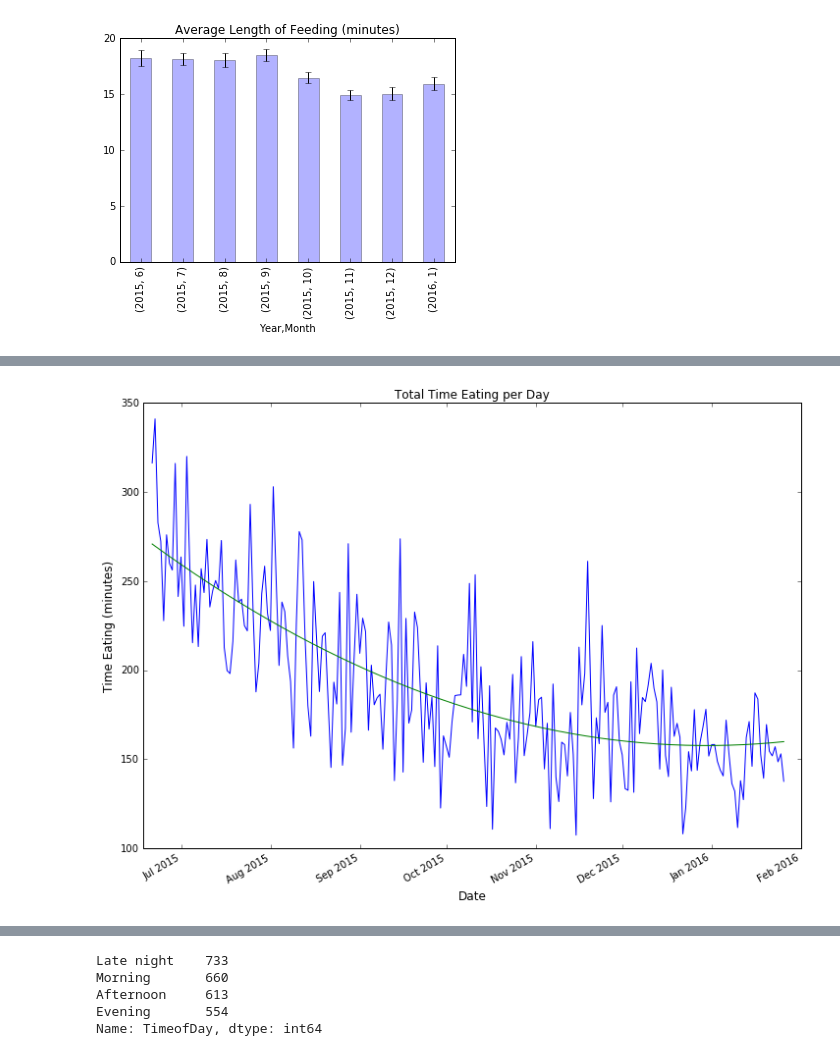
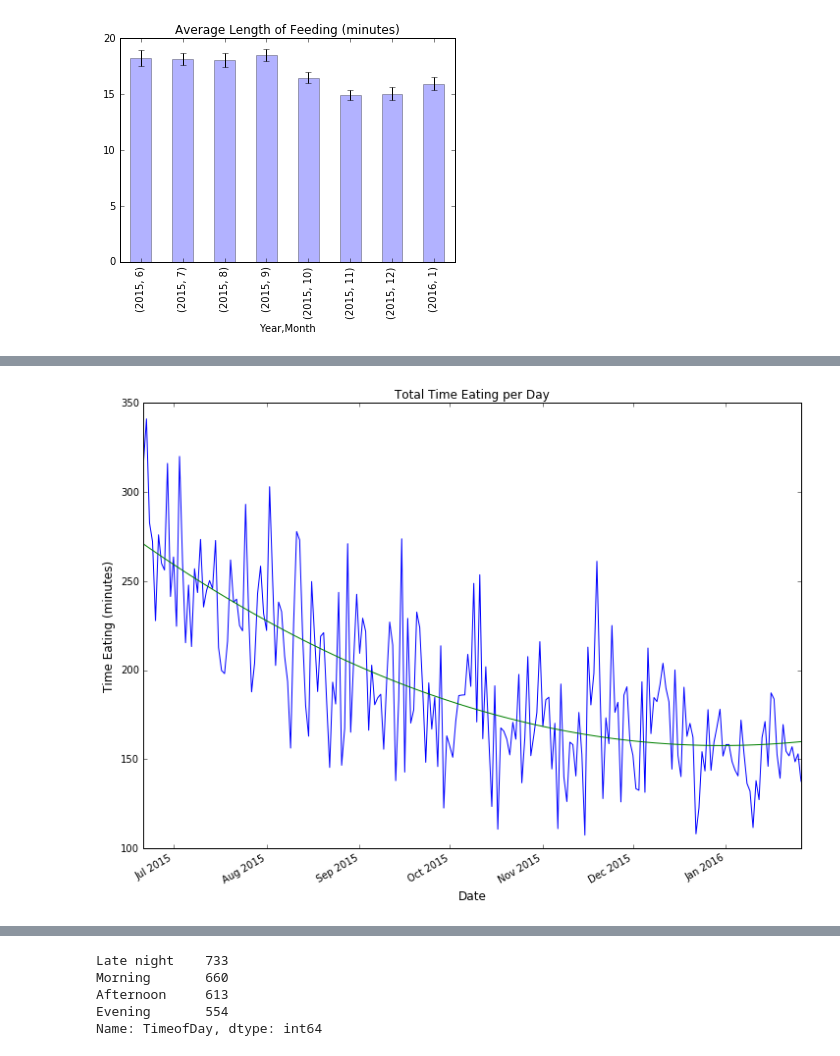
Before and after one commit to randirl17/FeedingTimes, a Jupyter notebook: nursing.ipynb, the cells around one changed output, grey strips where cells are left out. Cells and saved outputs as stored; diff of their text form; code cells hidden in the pictures.

```diff
--- a/nursing.ipynb
+++ b/nursing.ipynb
@@ -137,6 +142,8 @@ bydun = bydate.sum().unstack()
 # %%
 x = [datetime.strptime(d,'%Y %m %d').date() for d in bydun['TotalFeed'].index]
 xnum = mdates.date2num(x)
+xx = np.linspace(xnum.min(), xnum.max(), 100)
+dd = mdates.num2date(xx)
 # %%
-z4 = np.polyfit(xnum,bydun['TotalFeed'],2)
-p4 = np.poly1d(z4)
+z2 = np.polyfit(xnum,bydun['TotalFeed'],2)
+p2 = np.poly1d(z2)
@@ -147,18 +150,15 @@ moFmt = mdates.DateFormatter('%m')
-# %%
-xx = np.linspace(xnum.min(), xnum.max(), len(xnum))
-dd = mdates.num2date(xx)
 # %%
 fig = plt.figure(figsize=(12,9))
 ax = fig.add_subplot(111)
 
-ax.plot(xnum,bydun['TotalFeed']) #plot data
-plt.plot(dd, p4(xx), '-g') #plot fit
+ax.errorbar(xnum,bydun['TotalFeed'])#,yerr=errs, fmt='o')
+plt.plot(dd, p2(xx), '-g') #plot fit
 
 ax.set_title('Total Time Eating per Day')
 ax.set_xlabel('Date',fontsize='large')
 ax.set_ylabel('Time Eating (minutes)',fontsize='large')
-plt.xlim(datetime(2015,6,18),datetime(2016,2,1))
+#plt.xlim(datetime(2016,1,1),datetime(2016,2,1))
 fig.autofmt_xdate()
 plt.show()
 # %% [output]
-[figure, old version]
+[figure, new version]
```
Also changed, not shown: parts of 12 cells of this notebook, 2 other files.
